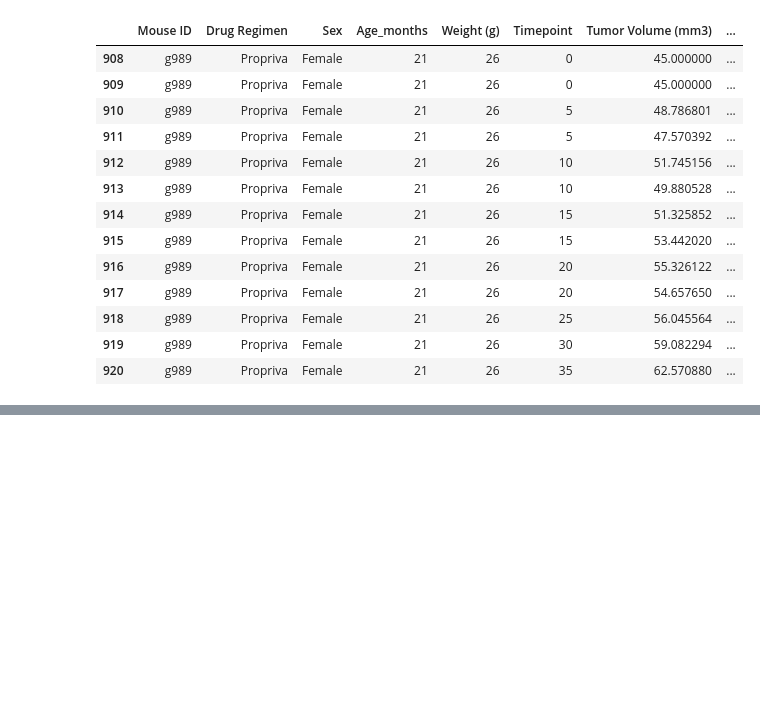
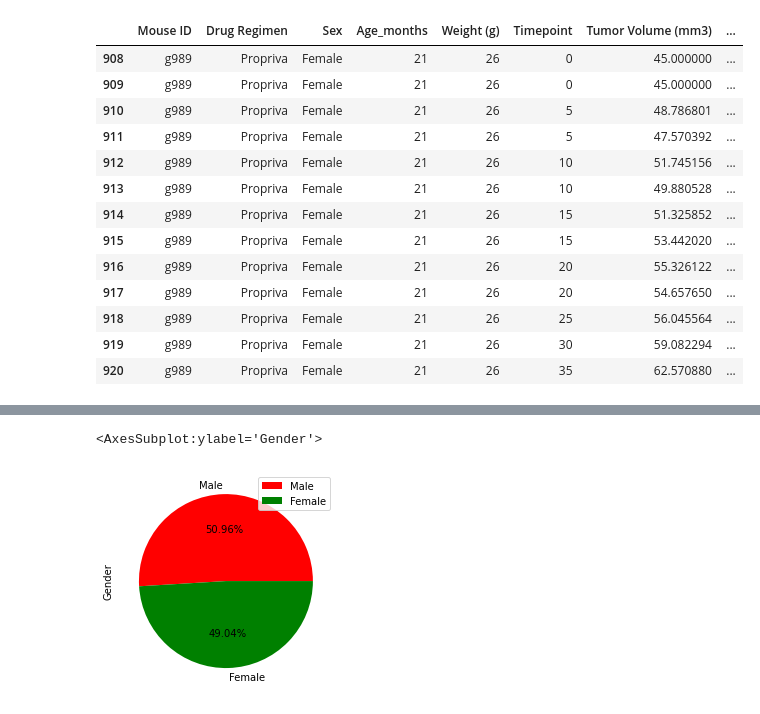
Before and after one commit to codere109/matplotlib, a Jupyter notebook: Pymaceuticals HW.ipynb, the cells around one changed output, grey strips where cells are left out. Cells and saved outputs as stored; diff of their text form; code cells hidden in the pictures; blank space fills up the shorter version.

```diff
--- a/Pymaceuticals HW.ipynb
+++ b/Pymaceuticals HW.ipynb
@@ -26,8 +42,8 @@ comb_data_df
 1893 rows × 8 columns
 # %%
 #Calculate total Mice
-total_mouse = mouse_data['Mouse ID'].unique()
-len(total_mouse)
+total_mouse = mouse_data['Mouse ID'].count()
+total_mouse
 # %% [output]
 249
 # %%
@@ -85,0 +247,20 @@ new_total_mice
+# %%
+male_py_sc = clean_df['Sex'].value_counts()['Male']
+female_py_sc = clean_df['Sex'].value_counts()['Female']
+
+gender_formula = [male_py_sc / total_mouse *100, female_py_sc / total_mouse *100]
+
+
+
+gender_pie_df = pd.DataFrame({'Gender': gender_formula},
+                            index=['Male', 'Female'])
+
+
+
+colors = ['Red', 'Green']
+gender_pie = gender_pie_df.plot(kind='pie', y="Gender",autopct='%1.2f%%', colors=colors)
+
+gender_pie
+# %% [output]
+<AxesSubplot:ylabel='Gender'>
+[figure, added]
```
Also changed, not shown: parts of 41 cells of this notebook.
